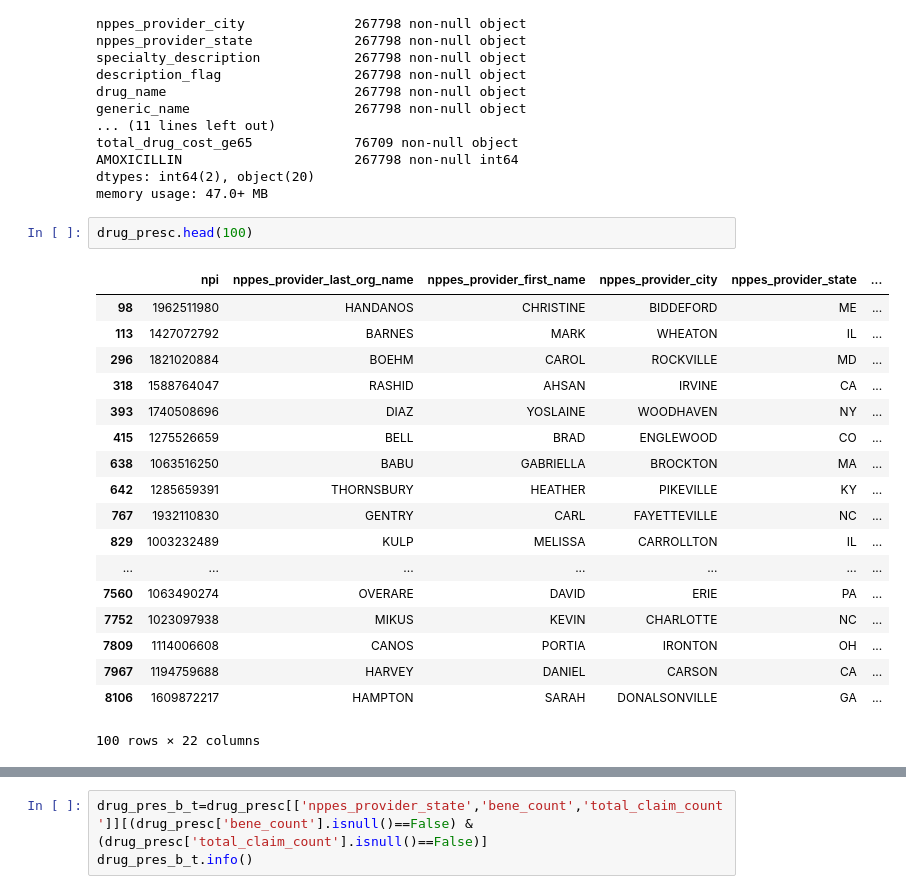
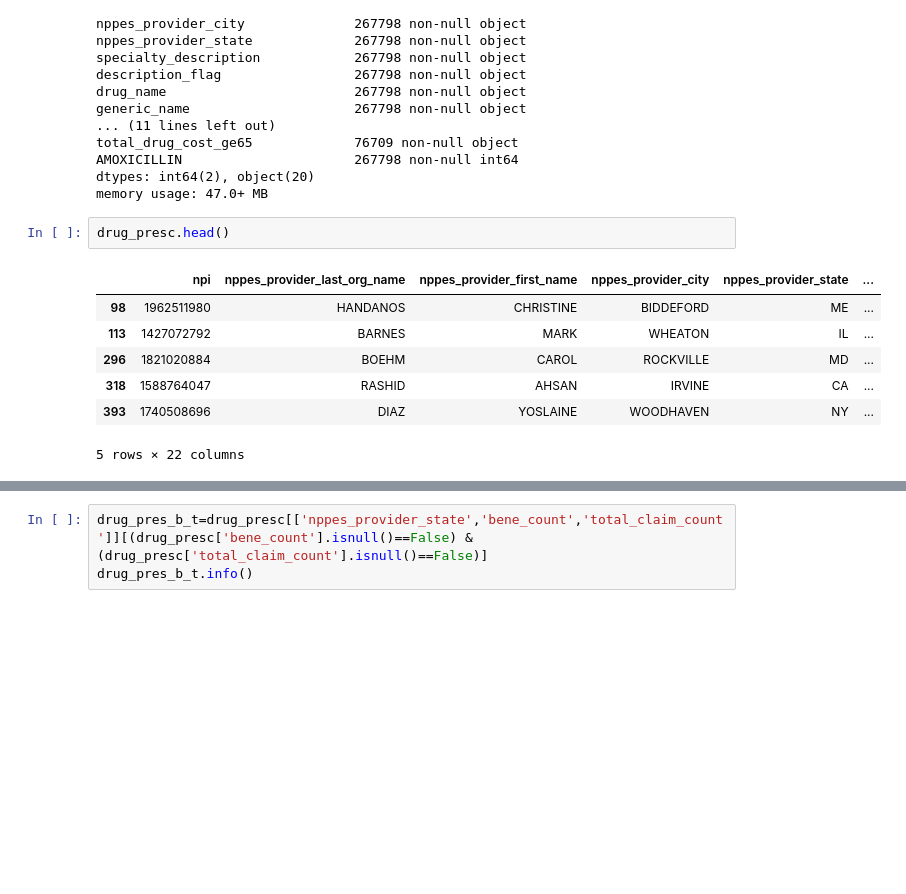
Before and after one commit to xiaoyangzhangxyz/data-incubator-2018, a Jupyter notebook: incubator project.ipynb, the cells around one changed output, grey strips where cells are left out. Saved outputs shown, nothing was run; the diff lists cells and outputs as text; blank space fills up the shorter version.

```diff
--- a/incubator project.ipynb
+++ b/incubator project.ipynb
@@ -54,23 +54,12 @@ AMOXICILLIN                      267798 non-null int64
 dtypes: int64(2), object(20)
 memory usage: 47.0+ MB
 # %%
-drug_presc.head(100)
+drug_presc.head()
 # %% [output]
 |  | npi | nppes_provider_last_org_name | nppes_provider_first_name | nppes_provider_city | nppes_provider_state | ... |
 | 98 | 1962511980 | HANDANOS | CHRISTINE | BIDDEFORD | ME | ... |
 | 113 | 1427072792 | BARNES | MARK | WHEATON | IL | ... |
 | 296 | 1821020884 | BOEHM | CAROL | ROCKVILLE | MD | ... |
 | 318 | 1588764047 | RASHID | AHSAN | IRVINE | CA | ... |
 | 393 | 1740508696 | DIAZ | YOSLAINE | WOODHAVEN | NY | ... |
-| 415 | 1275526659 | BELL | BRAD | ENGLEWOOD | CO | ... |
-| 638 | 1063516250 | BABU | GABRIELLA | BROCKTON | MA | ... |
-| 642 | 1285659391 | THORNSBURY | HEATHER | PIKEVILLE | KY | ... |
-| 767 | 1932110830 | GENTRY | CARL | FAYETTEVILLE | NC | ... |
-| 829 | 1003232489 | KULP | MELISSA | CARROLLTON | IL | ... |
-| ... | ... | ... | ... | ... | ... | ... |
-| 7560 | 1063490274 | OVERARE | DAVID | ERIE | PA | ... |
-| 7752 | 1023097938 | MIKUS | KEVIN | CHARLOTTE | NC | ... |
-| 7809 | 1114006608 | CANOS | PORTIA | IRONTON | OH | ... |
-| 7967 | 1194759688 | HARVEY | DANIEL | CARSON | CA | ... |
-| 8106 | 1609872217 | HAMPTON | SARAH | DONALSONVILLE | GA | ... |
-100 rows × 22 columns
+5 rows × 22 columns
```
Also changed, not shown: parts of 5 cells of this notebook, 4 other files.
